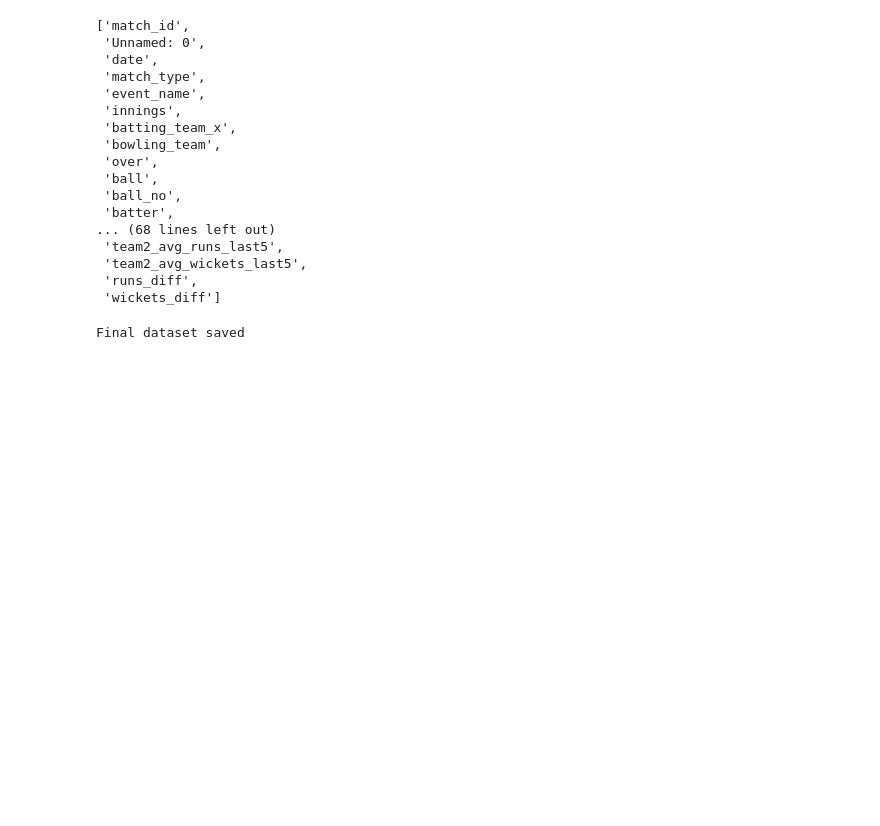
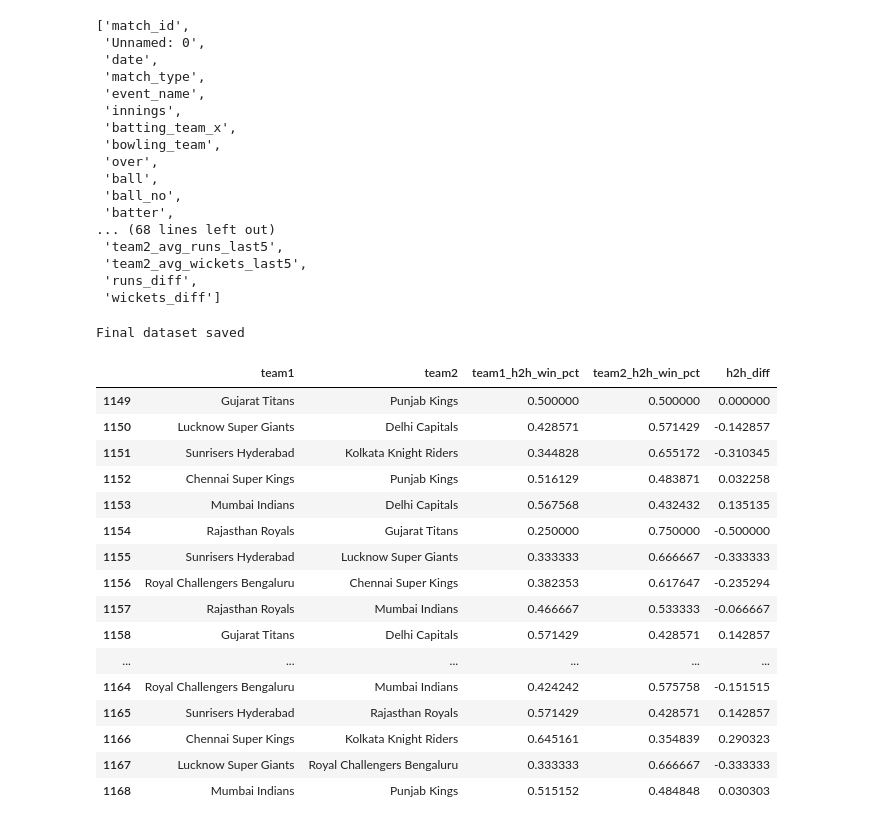
Before and after one commit to omxmishra/cricpredict-ipl-2026, a Jupyter notebook: notebooks/02_feature_engineering.ipynb, the cells around one changed output. Saved outputs shown, nothing was run; the diff lists cells and outputs as text; code cells hidden in the pictures; blank space fills up the shorter version.

```diff
--- a/notebooks/02_feature_engineering.ipynb
+++ b/notebooks/02_feature_engineering.ipynb
@@ -1348,3 +1348,8 @@ model_df.to_csv(
 print("Final dataset saved")
 # %% [output]
 Final dataset saved
+# %%
+h2h_history = {}
+
+team1_h2h_win_pct = []
+team2_h2h_win_pct = []
@@ -1350,0 +1393,36 @@ Final dataset saved
+# %%
+model_df['team1_h2h_win_pct'] = team1_h2h_win_pct
+model_df['team2_h2h_win_pct'] = team2_h2h_win_pct
+
+model_df['h2h_diff'] = (
+    model_df['team1_h2h_win_pct']
+    - model_df['team2_h2h_win_pct']
+)
+# %%
+model_df[
+    [
+        'team1',
+        'team2',
+        'team1_h2h_win_pct',
+        'team2_h2h_win_pct',
+        'h2h_diff'
+    ]
+].tail(20)
+# %% [output]
+|  | team1 | team2 | team1_h2h_win_pct | team2_h2h_win_pct | h2h_diff |
+| 1149 | Gujarat Titans | Punjab Kings | 0.500000 | 0.500000 | 0.000000 |
+| 1150 | Lucknow Super Giants | Delhi Capitals | 0.428571 | 0.571429 | -0.142857 |
+| 1151 | Sunrisers Hyderabad | Kolkata Knight Riders | 0.344828 | 0.655172 | -0.310345 |
+| 1152 | Chennai Super Kings | Punjab Kings | 0.516129 | 0.483871 | 0.032258 |
+| 1153 | Mumbai Indians | Delhi Capitals | 0.567568 | 0.432432 | 0.135135 |
+| 1154 | Rajasthan Royals | Gujarat Titans | 0.250000 | 0.750000 | -0.500000 |
+| 1155 | Sunrisers Hyderabad | Lucknow Super Giants | 0.333333 | 0.666667 | -0.333333 |
+| 1156 | Royal Challengers Bengaluru | Chennai Super Kings | 0.382353 | 0.617647 | -0.235294 |
+| 1157 | Rajasthan Royals | Mumbai Indians | 0.466667 | 0.533333 | -0.066667 |
+| 1158 | Gujarat Titans | Delhi Capitals | 0.571429 | 0.428571 | 0.142857 |
+| ... | ... | ... | ... | ... | ... |
+| 1164 | Royal Challengers Bengaluru | Mumbai Indians | 0.424242 | 0.575758 | -0.151515 |
+| 1165 | Sunrisers Hyderabad | Rajasthan Royals | 0.571429 | 0.428571 | 0.142857 |
+| 1166 | Chennai Super Kings | Kolkata Knight Riders | 0.645161 | 0.354839 | 0.290323 |
+| 1167 | Lucknow Super Giants | Royal Challengers Bengaluru | 0.333333 | 0.666667 | -0.333333 |
+| 1168 | Mumbai Indians | Punjab Kings | 0.515152 | 0.484848 | 0.030303 |
```
Also changed, not shown: parts of 7 cells of this notebook.
